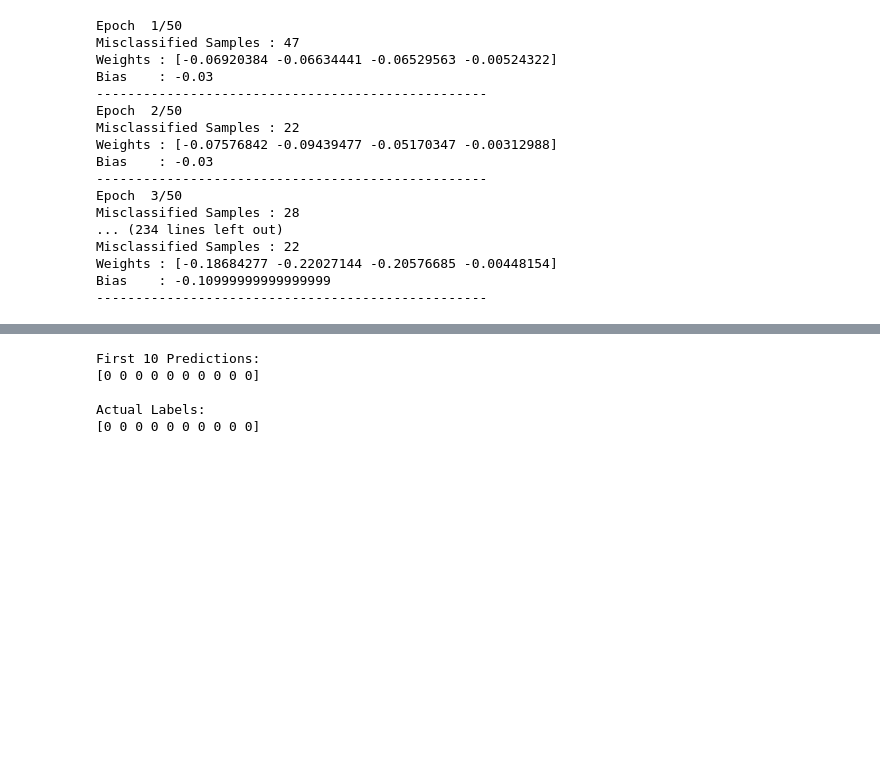
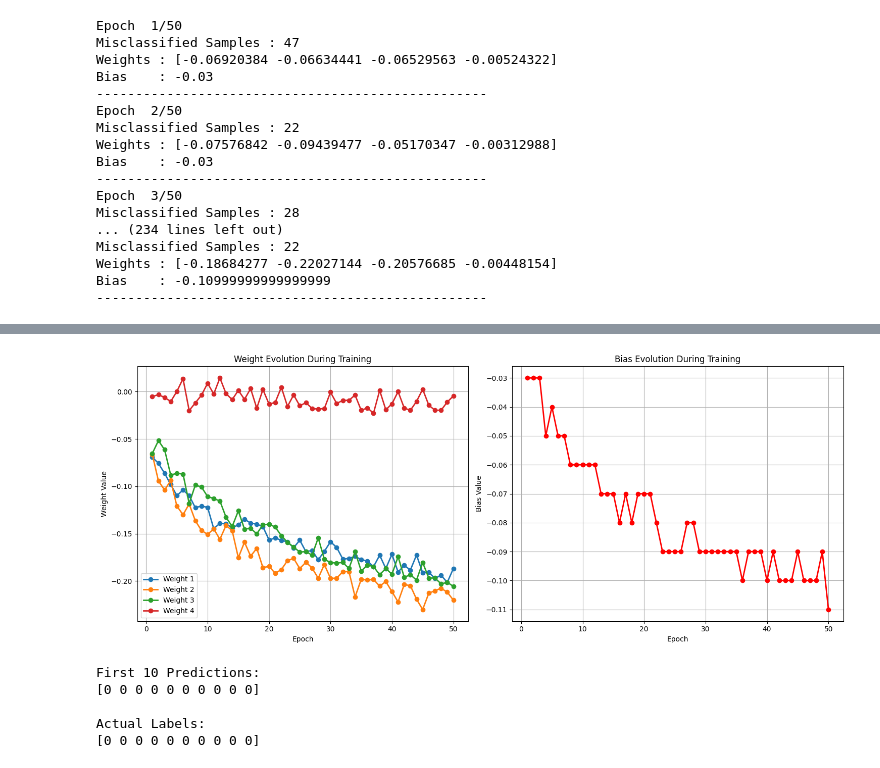
Before and after one commit to PranavVarshin/DeepLearning, a Jupyter notebook: DL_Lab_1.ipynb, the cells around one changed output, grey strips where cells are left out. Drawn from its saved outputs; the diff is of its cells as text; code cells hidden in the pictures; blank space fills up the shorter version.

```diff
--- a/DL_Lab_1.ipynb
+++ b/DL_Lab_1.ipynb
@@ -303,0 +385,50 @@ Bias    : -0.10999999999999999
+# %%
+# Convert weight history to NumPy array
+weight_history = np.array(perceptron.weight_history)
+
+# Create figure with 2 subplots
+fig, axes = plt.subplots(1, 2, figsize=(15, 6))
+
+# -------------------- Weight Evolution --------------------
+for i in range(weight_history.shape[1]):
+    axes[0].plot(
+        range(1, len(weight_history) + 1),
+        weight_history[:, i],
+        marker='o',
+        linewidth=2,
+        label=f'Weight {i+1}'
+    )
+
+axes[0].set_title("Weight Evolution During Training")
+axes[0].set_xlabel("Epoch")
+axes[0].set_ylabel("Weight Value")
+axes[0].grid(True)
+axes[0].legend()
+
+# -------------------- Bias Evolution --------------------
+axes[1].plot(
+    range(1, len(perceptron.bias_history) + 1),
+    perceptron.bias_history,
+    marker='o',
+    linewidth=2,
+    color='red'
+)
+
+axes[1].set_title("Bias Evolution During Training")
+axes[1].set_xlabel("Epoch")
+axes[1].set_ylabel("Bias Value")
+axes[1].grid(True)
+
+# Adjust spacing
+plt.tight_layout()
+
+# Save as EPS
+plt.savefig(
+    "weights_bias_evolution.eps",
+    format="eps",
+    dpi=600,
+    bbox_inches="tight"
+)
+
+plt.show()
+# %% [output]
@@ -304,3 +436,4 @@ Bias    : -0.10999999999999999
+[figure, added]
 # %%
 #Model Prediction
 y_pred = perceptron.predict(X_test)
```
Also changed, not shown: parts of 13 cells of this notebook.
